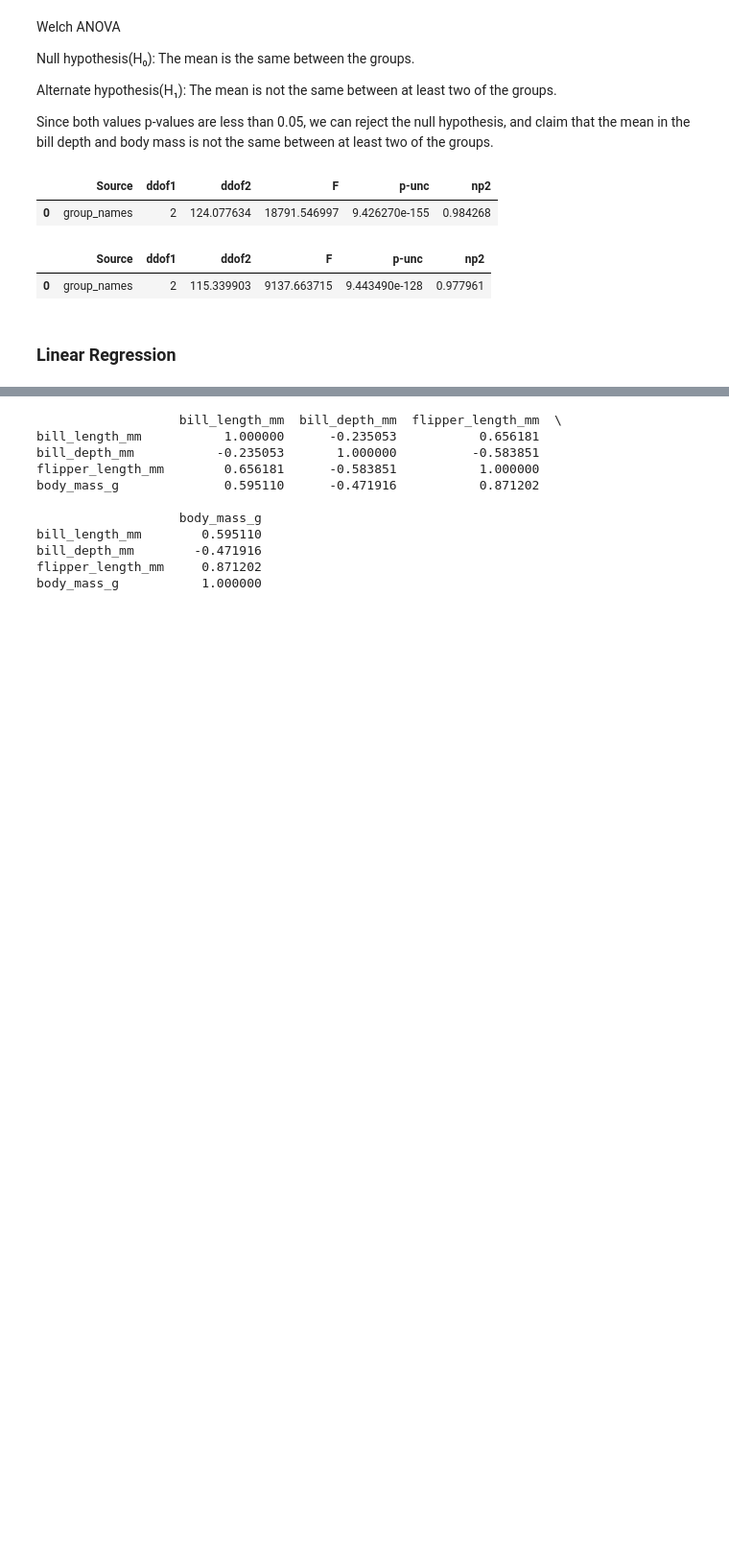
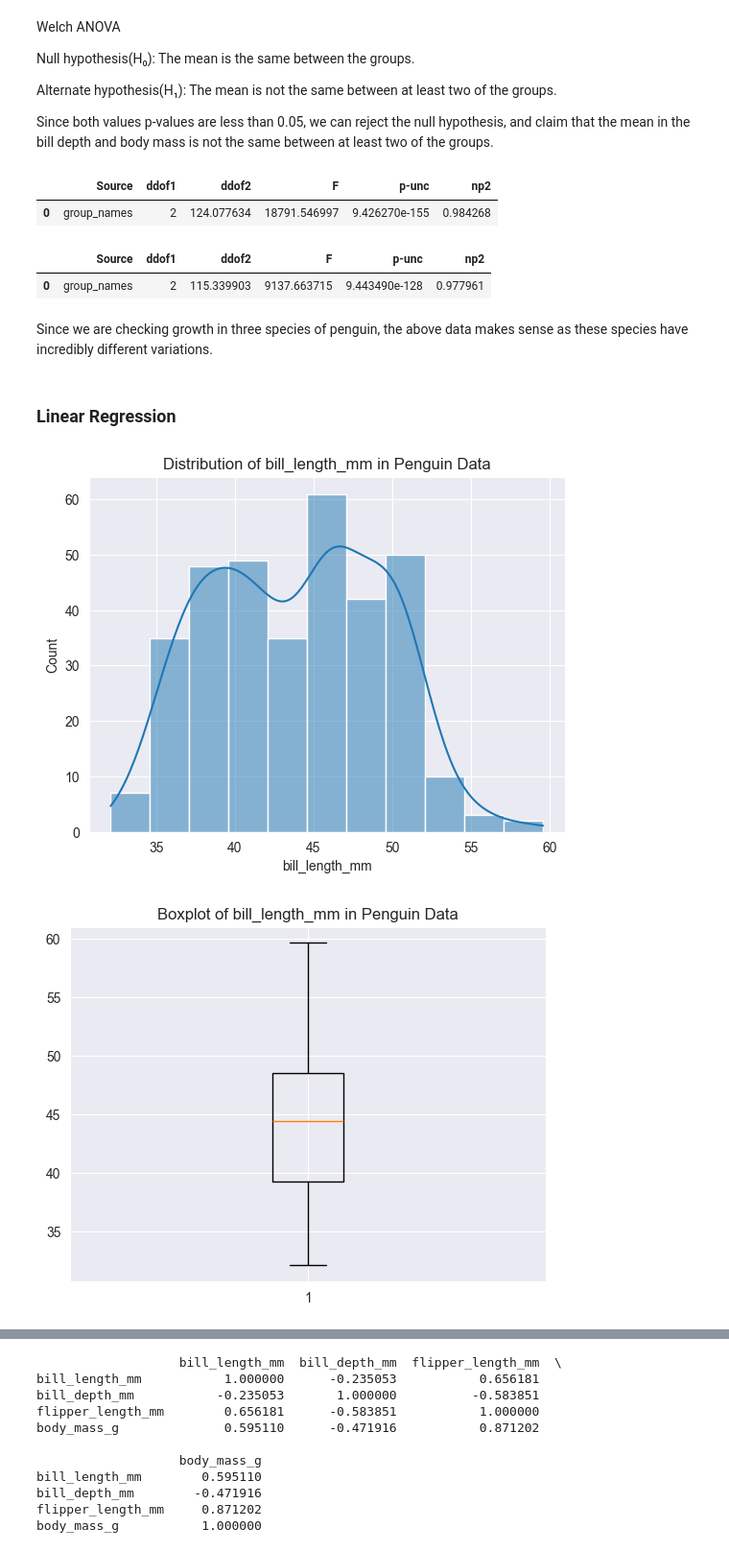
Before and after one commit to neidymlg/Penguin_Data_Analysis, a Jupyter notebook: main.ipynb, the cells around one changed output, grey strips where cells are left out. Shown at 96% size. Drawn from its saved outputs; the diff is of its cells as text; code cells hidden in the pictures; blank space fills up the shorter version.

```diff
--- a/main.ipynb
+++ b/main.ipynb
@@ -378,5 +366,19 @@ pg.welch_anova(data = welch_dv, between= 'group_names', dv='body_group')
 # %% [output]
 |  | Source | ddof1 | ddof2 | F | p-unc | np2 |
 | 0 | group_names | 2 | 115.339903 | 9137.663715 | 9.443490e-128 | 0.977961 |
+# %% [markdown]
+Since we are checking growth in three species of penguin, the above data makes sense as these species have incredibly different variations.
 # %% [markdown]
 ### Linear Regression
+# %%
+for column_name in numerical_cols:
+        x_val = penguin_df[column_name]
+        sns.histplot(x_val,kde=True)
+        plt.title(f'Distribution of {column_name} in Penguin Data')
+        plt.show()
+        plt.boxplot(x_val)
+        plt.title(f'Boxplot of {column_name} in Penguin Data')
+        plt.show()
+# %% [output]
+[figure, added]
+[figure, added]
```
Also changed, not shown: parts of 18 cells of this notebook.
